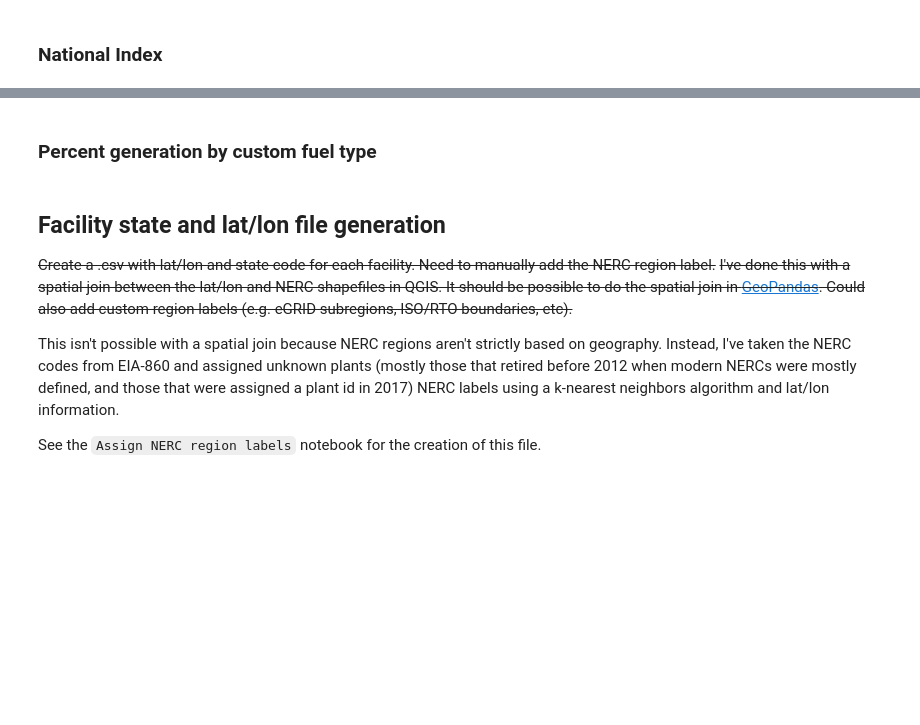
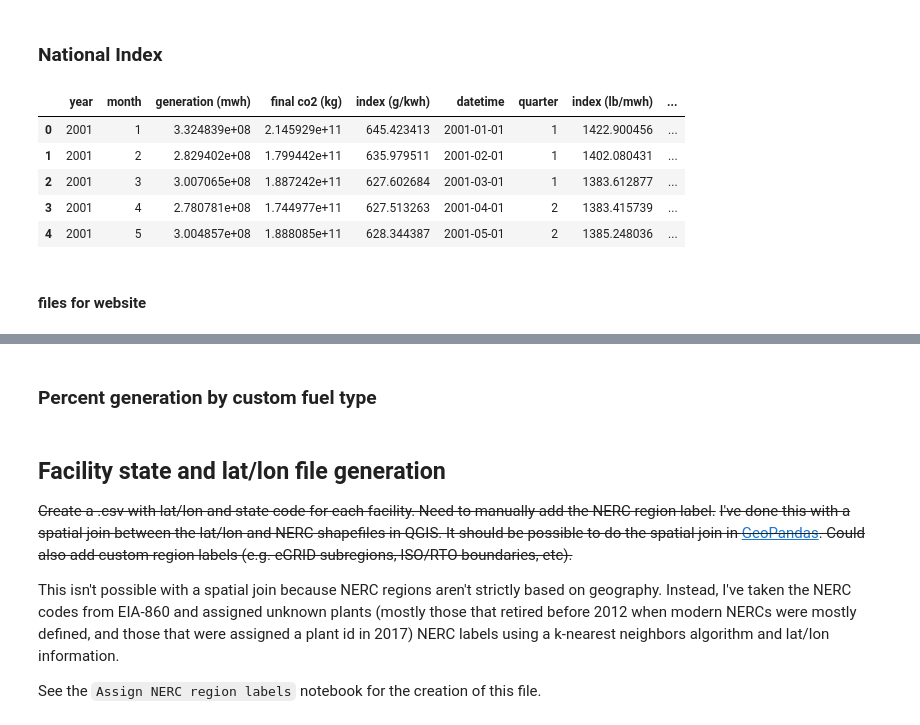
Before and after one commit to gschivley/carbon-index, a Jupyter notebook: Notebooks/Calculate national and NERC gen and emissions.ipynb, the cells around one changed output, grey strips where cells are left out. Saved outputs shown, nothing was run; the diff lists cells and outputs as text; code cells hidden in the pictures; blank space fills up the shorter version.

Commit message:
Calculate and export national results for website

```diff
--- a/Notebooks/Calculate national and NERC gen and emissions.ipynb
+++ b/Notebooks/Calculate national and NERC gen and emissions.ipynb
@@ -140,7 +200,18 @@ national_index.reset_index(inplace=True)
 add_quarter(national_index)
 g2lb(national_index)
 change_since_2005(national_index)
+# %%
+national_index.head()
+# %% [output]
+|  | year | month | generation (mwh) | final co2 (kg) | index (g/kwh) | datetime | quarter | index (lb/mwh) | ... |
+| 0 | 2001 | 1 | 3.324839e+08 | 2.145929e+11 | 645.423413 | 2001-01-01 | 1 | 1422.900456 | ... |
+| 1 | 2001 | 2 | 2.829402e+08 | 1.799442e+11 | 635.979511 | 2001-02-01 | 1 | 1402.080431 | ... |
+| 2 | 2001 | 3 | 3.007065e+08 | 1.887242e+11 | 627.602684 | 2001-03-01 | 1 | 1383.612877 | ... |
+| 3 | 2001 | 4 | 2.780781e+08 | 1.744977e+11 | 627.513263 | 2001-04-01 | 2 | 1383.415739 | ... |
+| 4 | 2001 | 5 | 3.004857e+08 | 1.888085e+11 | 628.344387 | 2001-05-01 | 2 | 1385.248036 | ... |
 # %%
 path = join(data_path, 'National data',
             'National index {}.csv'.format(file_date))
 national_index.to_csv(path, index=False)
+# %% [markdown]
+#### files for website
```
Also changed, not shown: parts of 22 cells of this notebook.
